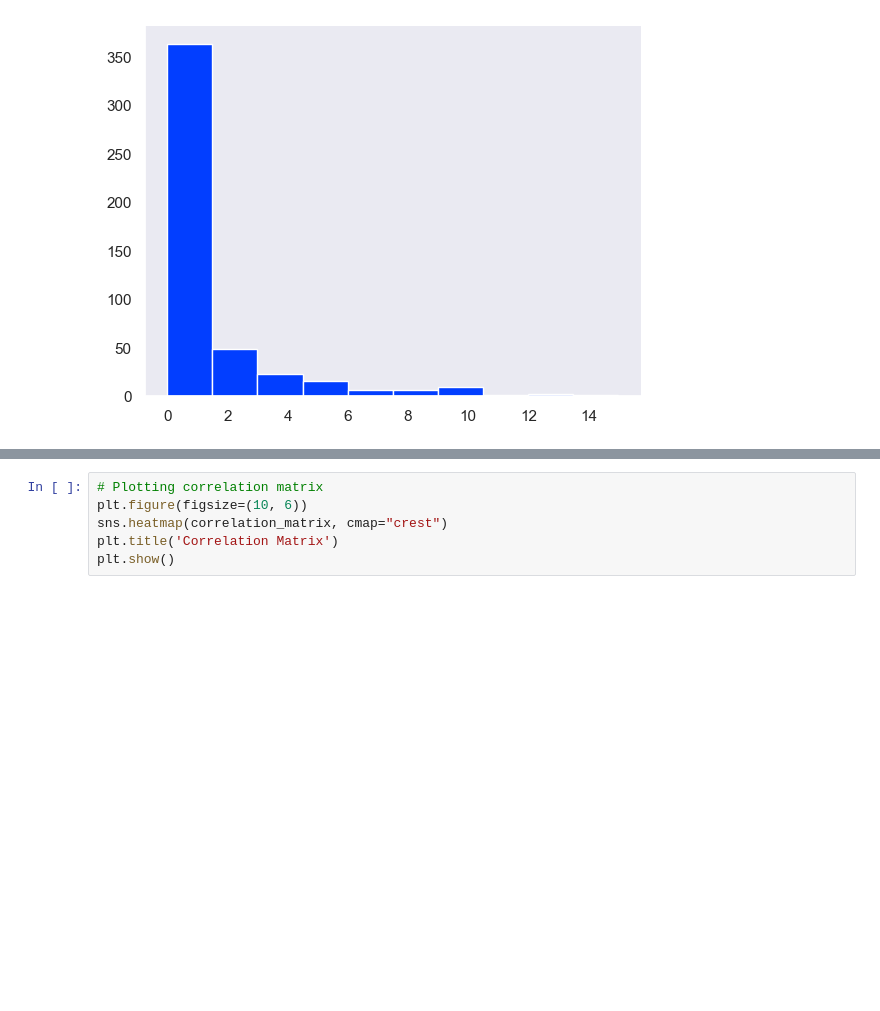
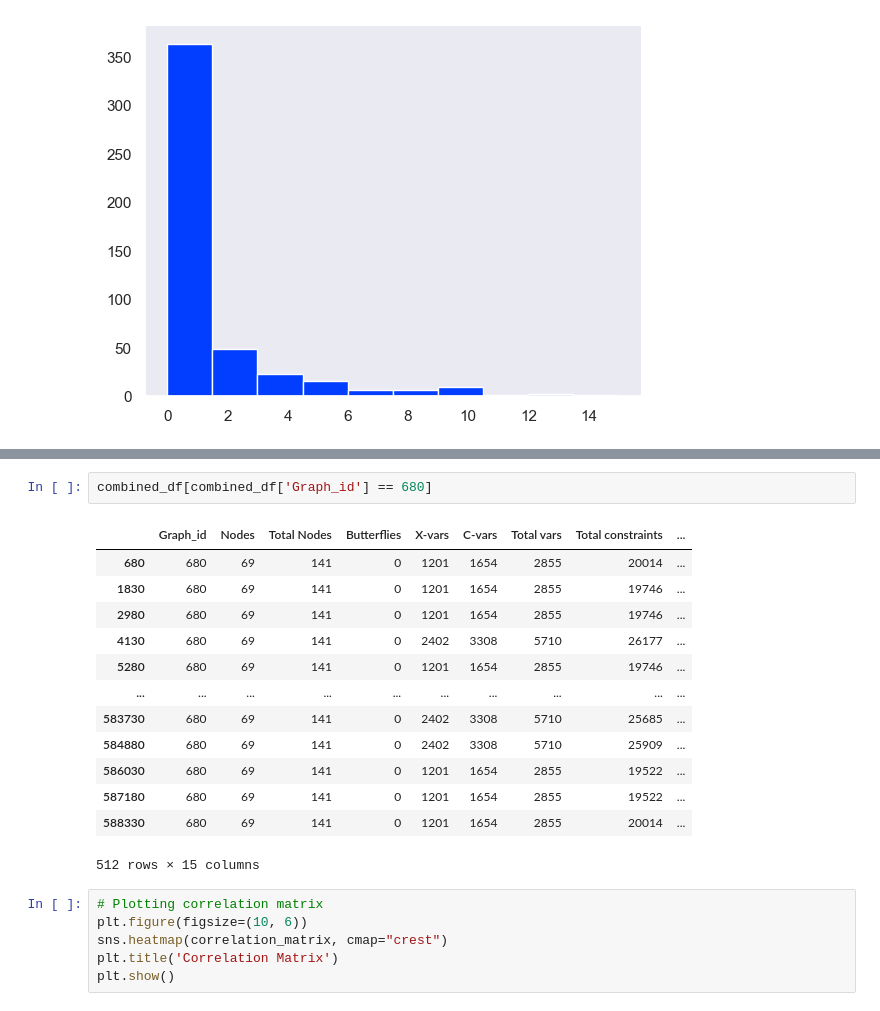
Before and after one commit to singhstack/CS7200-project, a Jupyter notebook: EDA/initial_playground_Arif.ipynb, the cells around one changed output, grey strips where cells are left out. Drawn from its saved outputs; the diff is of its cells as text; blank space fills up the shorter version.

```diff
--- a/EDA/initial_playground_Arif.ipynb
+++ b/EDA/initial_playground_Arif.ipynb
@@ -125,3 +141,19 @@ plt.hist(temp['Opttime'])
+# %%
+combined_df[combined_df['Graph_id'] == 680]
+# %% [output]
+|  | Graph_id | Nodes | Total Nodes | Butterflies | X-vars | C-vars | Total vars | Total constraints | ... |
+| 680 | 680 | 69 | 141 | 0 | 1201 | 1654 | 2855 | 20014 | ... |
+| 1830 | 680 | 69 | 141 | 0 | 1201 | 1654 | 2855 | 19746 | ... |
+| 2980 | 680 | 69 | 141 | 0 | 1201 | 1654 | 2855 | 19746 | ... |
+| 4130 | 680 | 69 | 141 | 0 | 2402 | 3308 | 5710 | 26177 | ... |
+| 5280 | 680 | 69 | 141 | 0 | 1201 | 1654 | 2855 | 19746 | ... |
+| ... | ... | ... | ... | ... | ... | ... | ... | ... | ... |
+| 583730 | 680 | 69 | 141 | 0 | 2402 | 3308 | 5710 | 25685 | ... |
+| 584880 | 680 | 69 | 141 | 0 | 2402 | 3308 | 5710 | 25909 | ... |
+| 586030 | 680 | 69 | 141 | 0 | 1201 | 1654 | 2855 | 19522 | ... |
+| 587180 | 680 | 69 | 141 | 0 | 1201 | 1654 | 2855 | 19522 | ... |
+| 588330 | 680 | 69 | 141 | 0 | 1201 | 1654 | 2855 | 20014 | ... |
+512 rows × 15 columns
 # %%
 # Plotting correlation matrix
 plt.figure(figsize=(10, 6))
```
Also changed, not shown: parts of 1 cell of this notebook, 4 other files.
